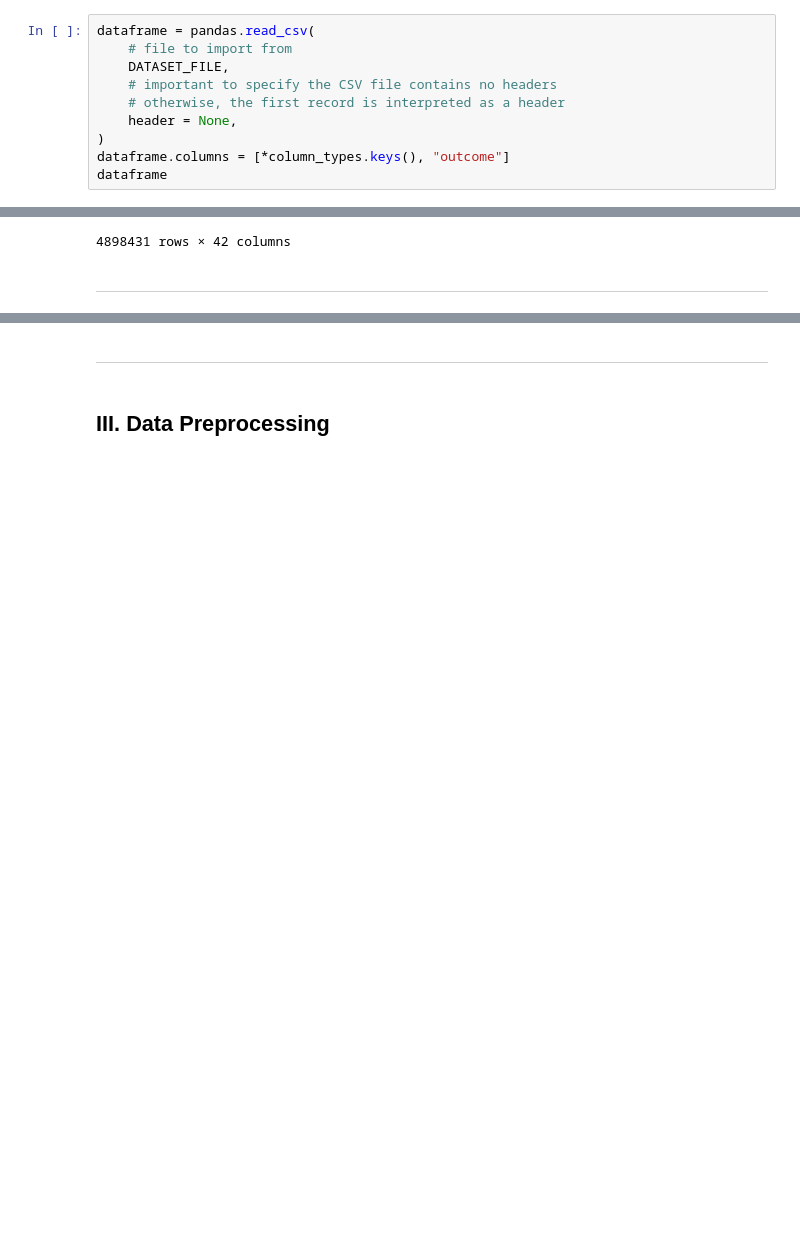
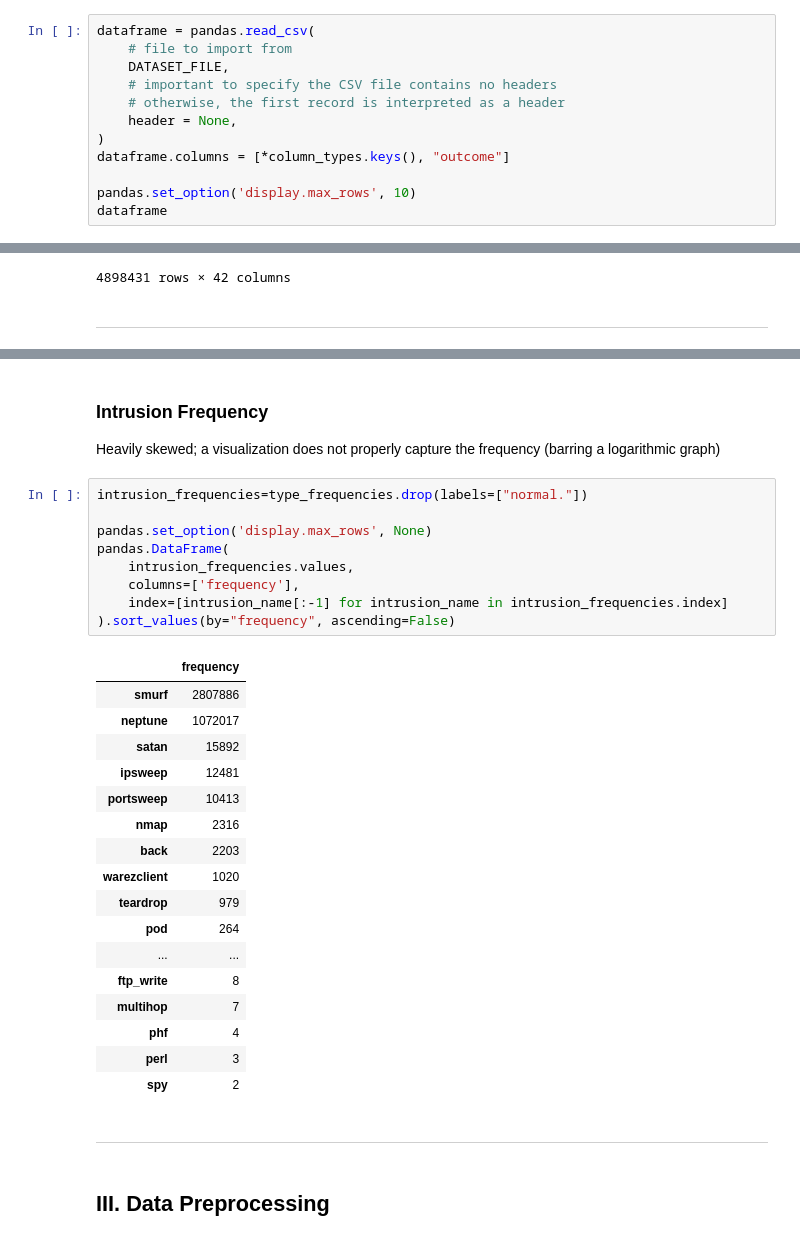
Before and after one commit to concision/kdd-cup-1999-model, a Jupyter notebook: notebook.ipynb, the cells around one changed output, grey strips where cells are left out. Saved outputs shown, nothing was run; the diff lists cells and outputs as text; blank space fills up the shorter version.

```diff
--- a/notebook.ipynb
+++ b/notebook.ipynb
@@ -88,6 +89,8 @@ dataframe = pandas.read_csv(
     header = None,
 )
 dataframe.columns = [*column_types.keys(), "outcome"]
+
+pandas.set_option('display.max_rows', 10)
 dataframe
 # %% [output]
 |  | duration | protocol_type | service | flag | src_bytes | dst_bytes | land | wrong_fragment | urgent | ... |
@@ -114,3 +131,33 @@ dataframe
+# %% [markdown]
+### Intrusion Frequency
+Heavily skewed; a visualization does not properly capture the frequency (barring a logarithmic graph)
+# %%
+intrusion_frequencies=type_frequencies.drop(labels=["normal."])
+
+pandas.set_option('display.max_rows', None)
+pandas.DataFrame(
+    intrusion_frequencies.values,
+    columns=['frequency'],
+    index=[intrusion_name[:-1] for intrusion_name in intrusion_frequencies.index]
+).sort_values(by="frequency", ascending=False)
+# %% [output]
+|  | frequency |
+| smurf | 2807886 |
+| neptune | 1072017 |
+| satan | 15892 |
+| ipsweep | 12481 |
+| portsweep | 10413 |
+| nmap | 2316 |
+| back | 2203 |
+| warezclient | 1020 |
+| teardrop | 979 |
+| pod | 264 |
+| ... | ... |
+| ftp_write | 8 |
+| multihop | 7 |
+| phf | 4 |
+| perl | 3 |
+| spy | 2 |
 # %% [markdown]
 <hr style="border-top: 2px solid #444">
 # %% [markdown]
```
Also changed, not shown: parts of 5 cells of this notebook.
